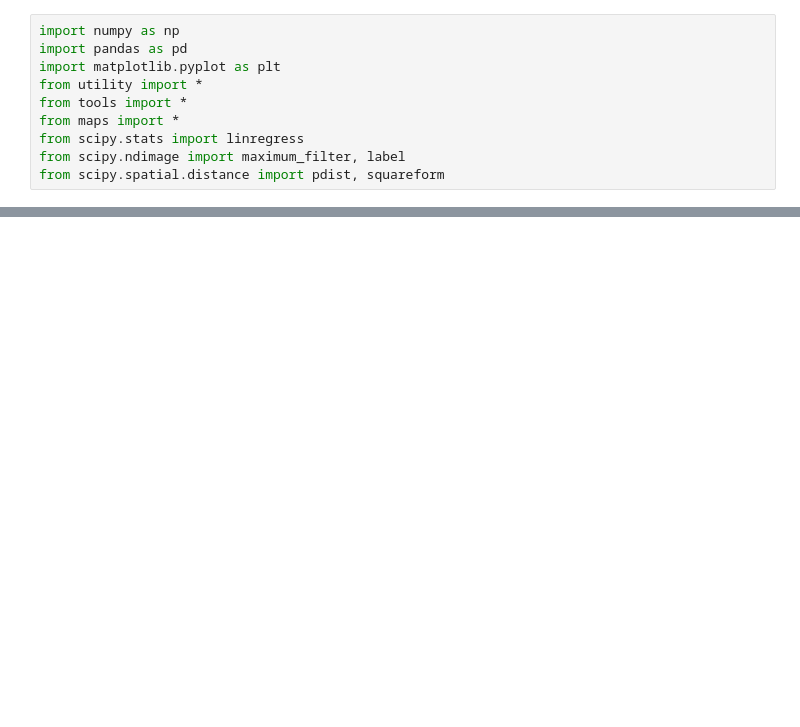
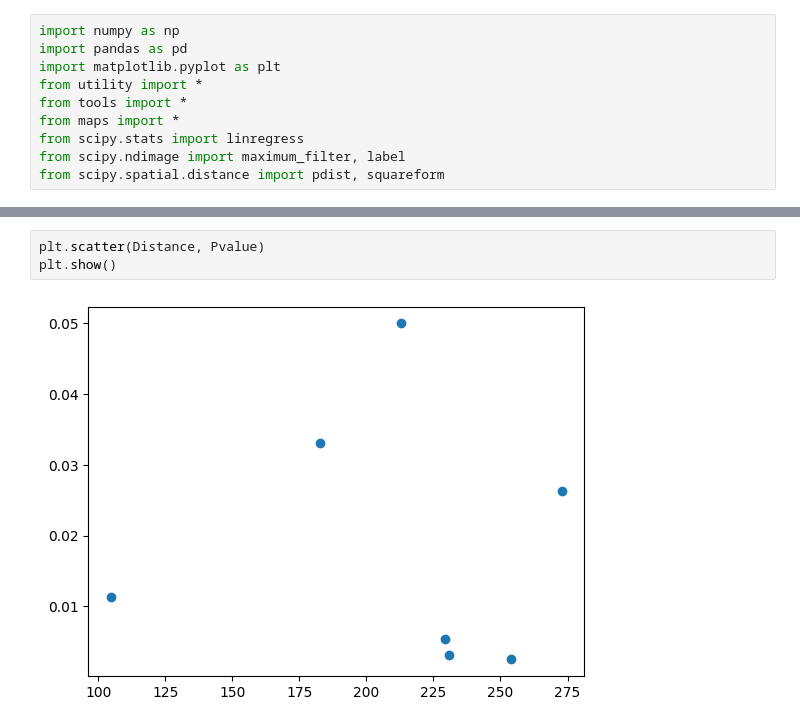
Before and after one commit to TianchengXu0420/ZDA_Adventure, a Jupyter notebook: GapJunction.ipynb, the cells around one changed output, grey strips where cells are left out. Saved outputs shown, nothing was run; the diff lists cells and outputs as text; blank space fills up the shorter version.

```diff
--- a/GapJunction.ipynb
+++ b/GapJunction.ipynb
@@ -148,2 +170,7 @@ Neuron 52 and Neuron 53 are correlated with a positive slope, and the P-Value is
+# %%
+plt.scatter(Distance, Pvalue)
+plt.show()
+# %% [output]
+[figure, added]
 # %%
 # Slice with Quinine.
```
Also changed, not shown: parts of 8 cells of this notebook.
